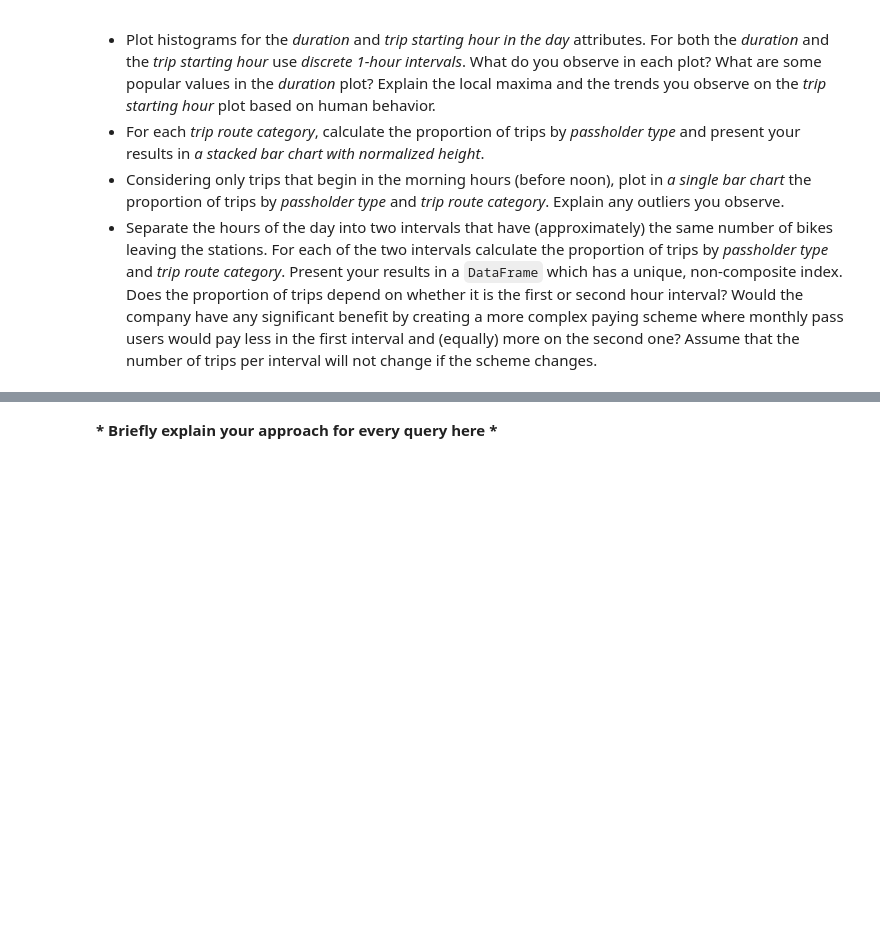
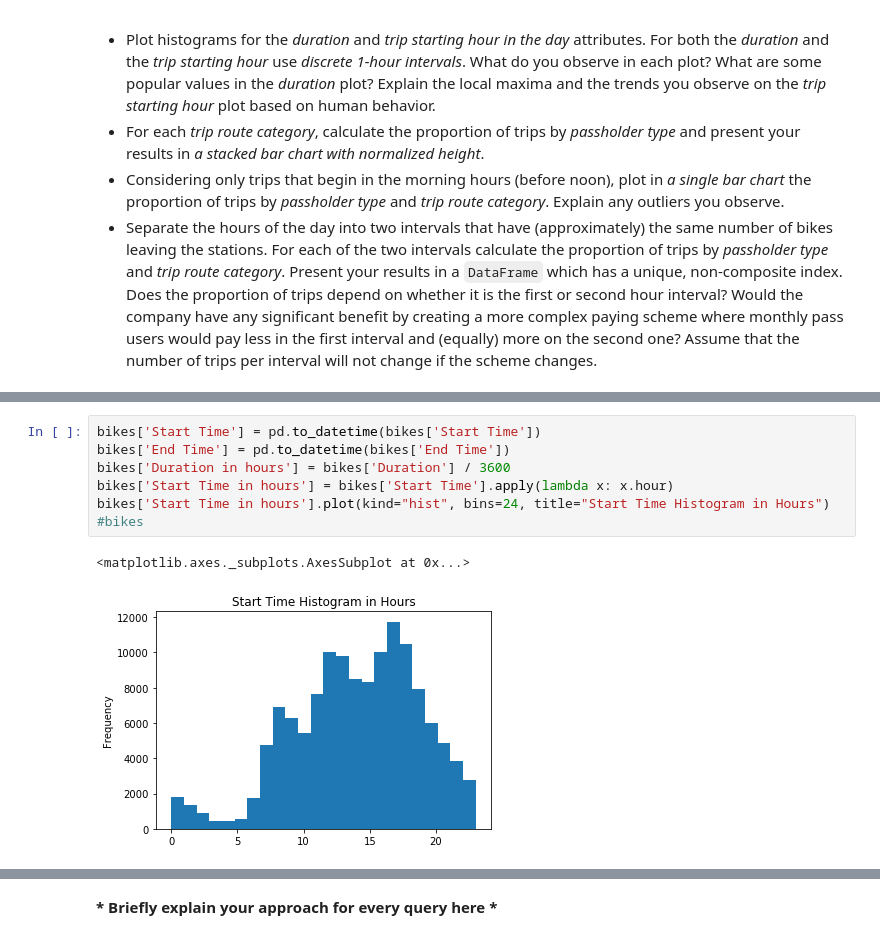
Before and after one commit to Sytta/ADA2018-Homework-CANada, a Jupyter notebook: 01 - Pandas and Data Wrangling/Exercise 1_Judy.ipynb, the cells around one changed output, grey strips where cells are left out. Saved outputs shown, nothing was run; the diff lists cells and outputs as text; blank space fills up the shorter version.

```diff
--- a/01 - Pandas and Data Wrangling/Exercise 1_Judy.ipynb
+++ b/01 - Pandas and Data Wrangling/Exercise 1_Judy.ipynb
@@ -182,0 +355,10 @@ Answer the following queries using the functionality of `Pandas`.
+# %%
+bikes['Start Time'] = pd.to_datetime(bikes['Start Time'])
+bikes['End Time'] = pd.to_datetime(bikes['End Time'])
+bikes['Duration in hours'] = bikes['Duration'] / 3600
+bikes['Start Time in hours'] = bikes['Start Time'].apply(lambda x: x.hour)
+bikes['Start Time in hours'].plot(kind="hist", bins=24, title="Start Time Histogram in Hours")
+#bikes
+# %% [output]
+<matplotlib.axes._subplots.AxesSubplot at 0x...>
+[figure, added]
```
Also changed, not shown: parts of 26 cells of this notebook.
